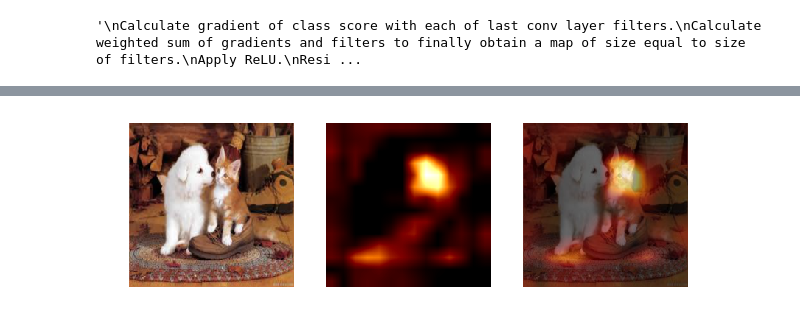
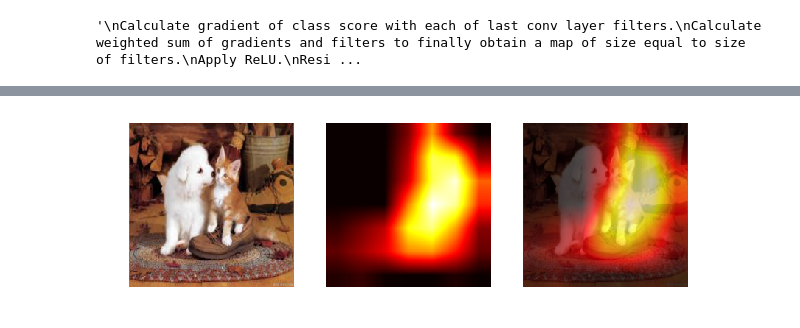
Before and after one commit to sar-gupta/weakly-supervised-localization-survey, a Jupyter notebook: wt.ipynb, the cells around one changed output, grey strips where cells are left out. Saved outputs shown, nothing was run; the diff lists cells and outputs as text; code cells hidden in the pictures.

Commit message:
Add GradCam and Guided GradCam

```diff
--- a/wt.ipynb
+++ b/wt.ipynb
@@ -456,46 +485,3 @@ Scale to [0,1] i.e. -min followed by /max
 """
 # %% [output]
 '\nCalculate gradient of class score with each of last conv layer filters.\nCalculate weighted sum of gradients and filters to finally obtain a map of size equal to size of filters.\nApply ReLU.\nResi ...
-# %%
-def gradcam(input, label, last_conv_layer):
-    rs = transforms.Resize((224,224))
-    pre_image = rs(input)
-    input = Variable(preprocess(input).unsqueeze(0).cuda(), requires_grad=True)
-    vgg.zero_grad()
-    for i, layer in enumerate(modulelist_conv[1:]):
-        input = layer(input)
-        if i==last_conv_layer:
-            input.retain_grad()
-            last_conv = input
-    input = input.view(input.size()[0], -1)
-    for i, layer in enumerate(modulelist_fc[1:]):
-        input = layer(input)
-    input[0][label].backward()
-    size = last_conv.grad.data.size()
-    grads = last_conv.grad.data.sum(3).squeeze()
-    grads = grads.sum(1)
-    grads /= (size[2]*size[3])
-    grads = torch.Tensor([[[i]] for i in grads])
-    grads = grads.cuda()
-    data = last_conv.data.squeeze()
-    a = torch.mul(data, grads)
-    a = a.sum(0)
-    a = a.clamp(min=0)
-    a = Image.fromarray(a.cpu().numpy())
-    a = rs(a)
-    a = np.array(a)
-    a -= a.min()
-    a /= a.max()
-    a *= 255
-    plt.rcParams["figure.figsize"] = (10,10)
-    plt.subplot(1,3,1)
-    plt.imshow(pre_image)
-    plt.axis('off')
-    plt.subplot(1,3,2)
-    plt.axis('off')
-    plt.imshow(a, cmap='afmhot')
-    plt.subplot(1,3,3)
-    plt.imshow(pre_image)
-    plt.imshow(a, cmap='afmhot', alpha=0.6)
-    plt.axis('off')
-    return a
@@ -502,4 +561,4 @@ def gradcam(input, label, last_conv_layer):
 # %%
-mask = gradcam(image2, 281, 29)
+x = gradcam(resnet, image2, 281)
 # %% [output]
-[figure, old version]
+[figure, new version]
```
Also changed, not shown: parts of 16 cells of this notebook.
